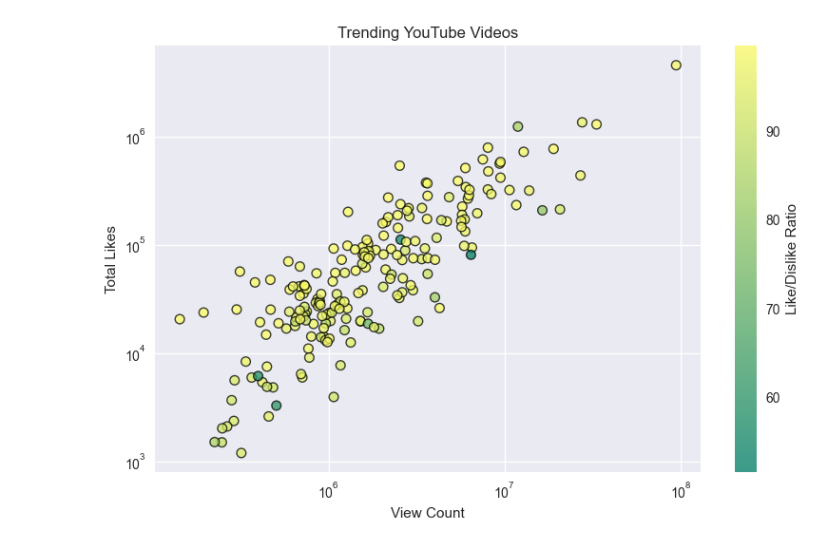
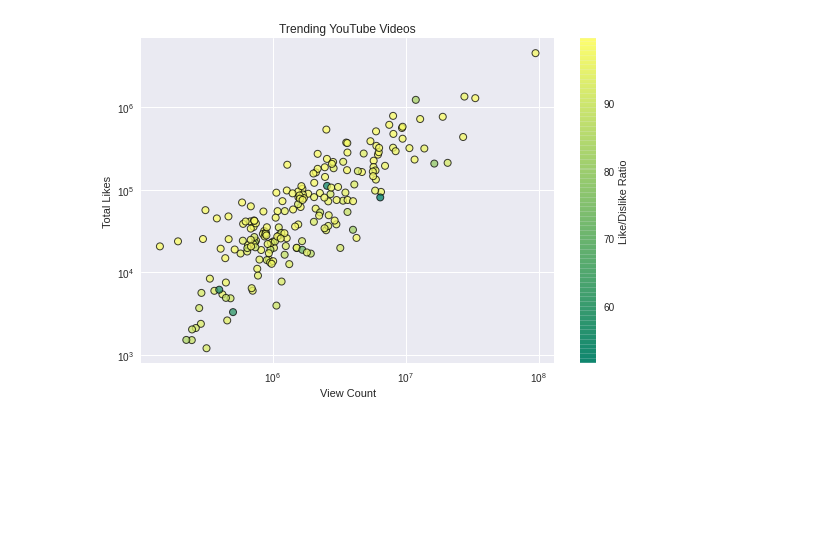
Before and after one commit to PeanutsGitHub/jupyter-for-beginner, a Jupyter notebook: Python-Matplotlib/07-ScatterPlots/finished_code.ipynb, the cells around one changed output. Cells and saved outputs as stored; diff of their text form; code cells hidden in the pictures; blank space fills up the shorter version.

```diff
--- a/Python-Matplotlib/07-ScatterPlots/finished_code.ipynb
+++ b/Python-Matplotlib/07-ScatterPlots/finished_code.ipynb
@@ -16,23 +44,24 @@ ratio = data['ratio']
 # %%
 #Ref: https://matplotlib.org/stable/gallery/style_sheets/style_sheets_reference.html
 # <style> white, dark, whitegrid, darkgrid, ticks # Ex. 'seaborn-v0_8-whitegrid'
-plt.style.use('seaborn-v0_8')
+# plt.style.use('seaborn-v0_8')
+plt.style.use('seaborn')
 
 plt.scatter(view_count, likes, c=ratio, cmap='summer',
             edgecolor='black', linewidth=1, alpha=0.75)
 
 cbar = plt.colorbar()
 cbar.set_label('Like/Dislike Ratio')
 
 plt.xscale('log')
 plt.yscale('log')
 
 plt.title('Trending YouTube Videos')
 plt.xlabel('View Count')
 plt.ylabel('Total Likes')
 
 plt.tight_layout()
 
 plt.show()
 # %% [output]
-[figure, old version]
+[figure, new version]
```
Also changed, not shown: parts of 2 cells of this notebook.
